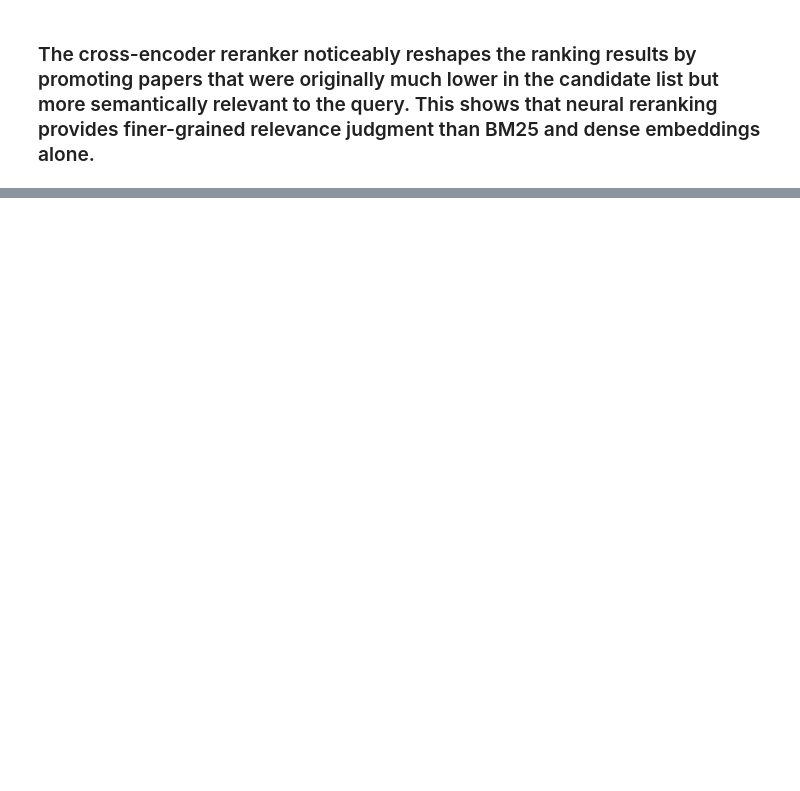
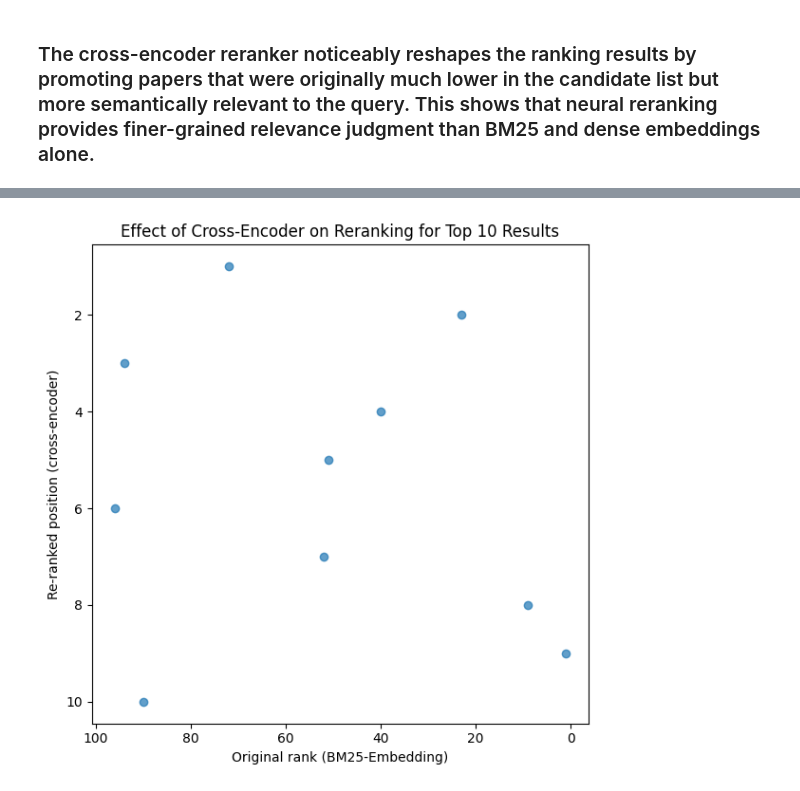
Before and after one commit to aidanmanternach/ece-143-research-paper-search, a Jupyter notebook: bm25-vector-search/visualization.ipynb, the cells around one changed output, grey strips where cells are left out. Drawn from its saved outputs; the diff is of its cells as text; code cells hidden in the pictures; blank space fills up the shorter version.

```diff
--- a/bm25-vector-search/visualization.ipynb
+++ b/bm25-vector-search/visualization.ipynb
@@ -689,3 +683,21 @@ plt.show()
+# %%
+plt.figure(figsize=(6,6))
+
+choose_top_n = 10   # change to choose how many to show
+
+plt.scatter(results_df["rank_before"][:choose_top_n], results_df["rank_after"][:choose_top_n], alpha=0.7)
+plt.xlabel("Original rank (BM25-Embedding)")
+plt.ylabel("Re-ranked position (cross-encoder)")
+plt.title(f"Effect of Cross-Encoder on Reranking for Top {choose_top_n} Results")
+
+
+plt.gca().invert_xaxis()
+plt.gca().invert_yaxis()
+
+plt.tight_layout()
+plt.show()
+# %% [output]
+[figure, added]
 # %%
 plt.figure(figsize=(6, 4))
 plt.hist(results_df["score_after"], bins=30)
```
Also changed, not shown: parts of 10 cells of this notebook, 1 other file.
